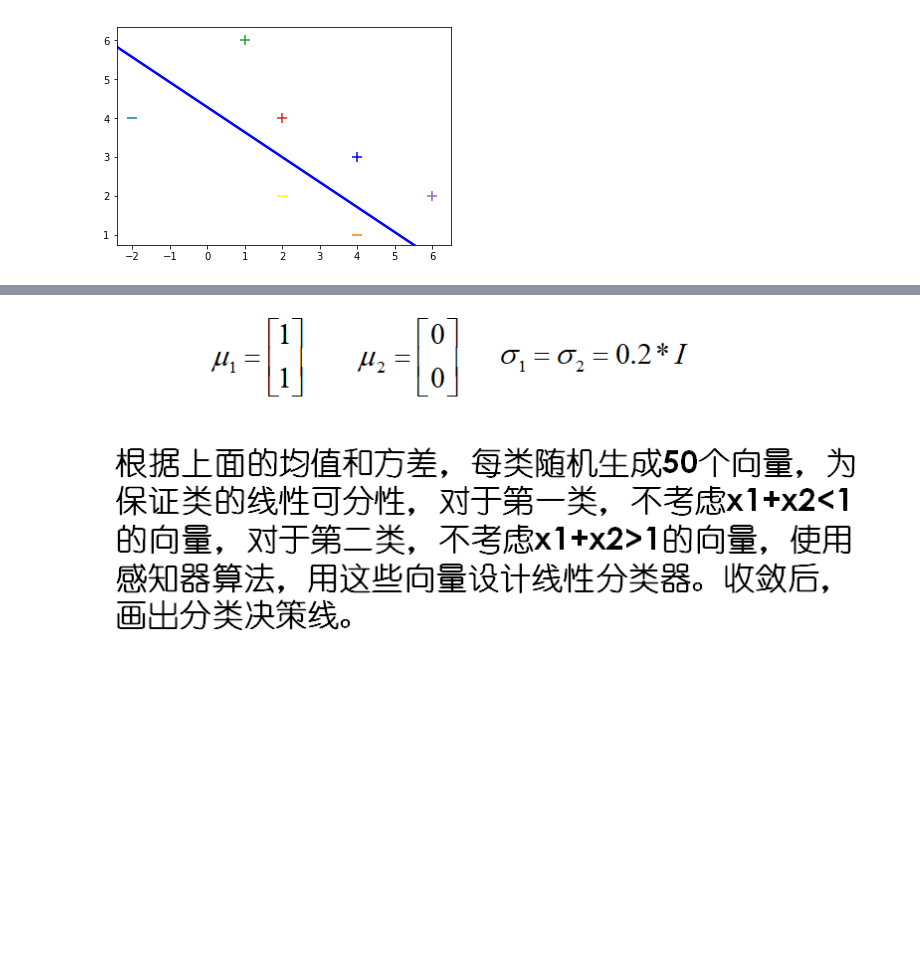
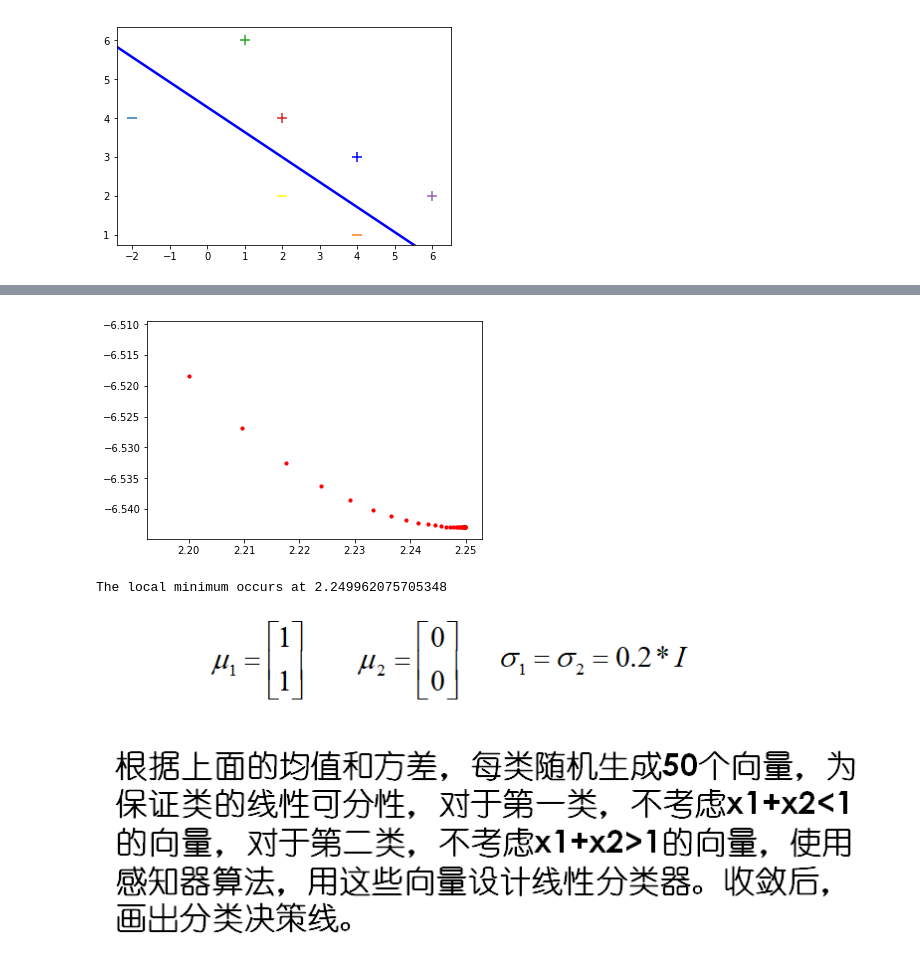
Before and after one commit to MagnetoWang/machine-learning-notes, a Jupyter notebook: 机器学习实战/模式识别课程/感知机/Perceptron.ipynb, the cells around one changed output, grey strips where cells are left out. Drawn from its saved outputs; the diff is of its cells as text; code cells hidden in the pictures; blank space fills up the shorter version.

```diff
--- a/机器学习实战/模式识别课程/感知机/Perceptron.ipynb
+++ b/机器学习实战/模式识别课程/感知机/Perceptron.ipynb
@@ -133,3 +137,30 @@ ax.quiver(X,Y,U,V,scale=1, color='blue')
+# %%
+# From calculation, it is expected that the local minimum occurs at x=9/4
+#The gradient descent algorithm is applied to find a local minimum of the function f(x)=x4−3x3+2, with derivative f'(x)=4x3−9x2. Here is an implementation in the Python programming language.
+import numpy as np
+import matplotlib.pyplot as plt
+
+cur_x = 2.2 # The algorithm starts at x=6
+gamma = 0.01 # step size multiplier
+precision = 0.00001
+previous_step_size = 1/precision # some large value
+
+df = lambda x: 4 * x**3 - 9 * x**2
+f= lambda x: pow(x,4)-3*pow(x,3)+2
+
+
+while previous_step_size > precision:
+    plt.scatter(cur_x,f(cur_x),c='r', marker = 'o', s=10)
+    prev_x = cur_x
+    cur_x += -gamma * df(prev_x)
+    previous_step_size = abs(cur_x - prev_x)
+
+plt.show()
+print("The local minimum occurs at", cur_x)
+#The output for the above will be: ('The local minimum occurs at', 2.2499646074278457)
+# %% [output]
+[figure, added]
+The local minimum occurs at 2.249962075705348
 # %% [markdown]
 ![image.png](attachment:image.png)
 # %% [markdown]
```
Also changed, not shown: parts of 5 cells of this notebook.
